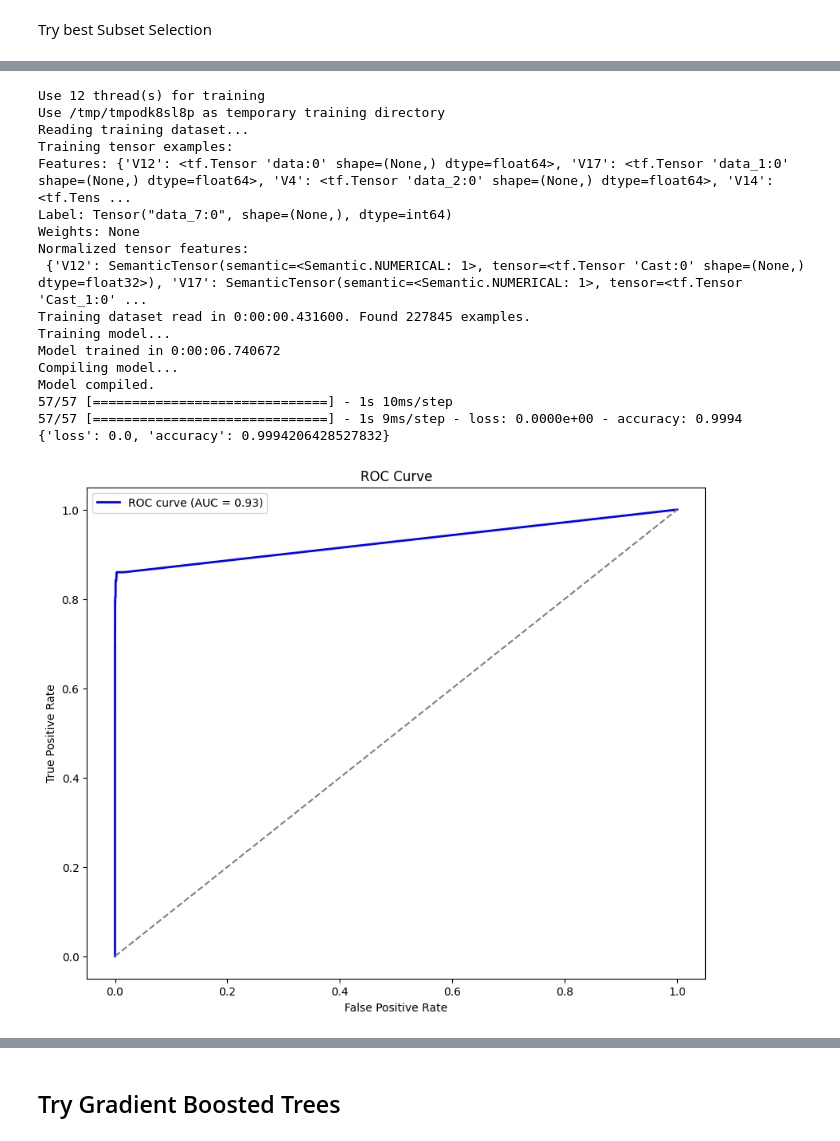
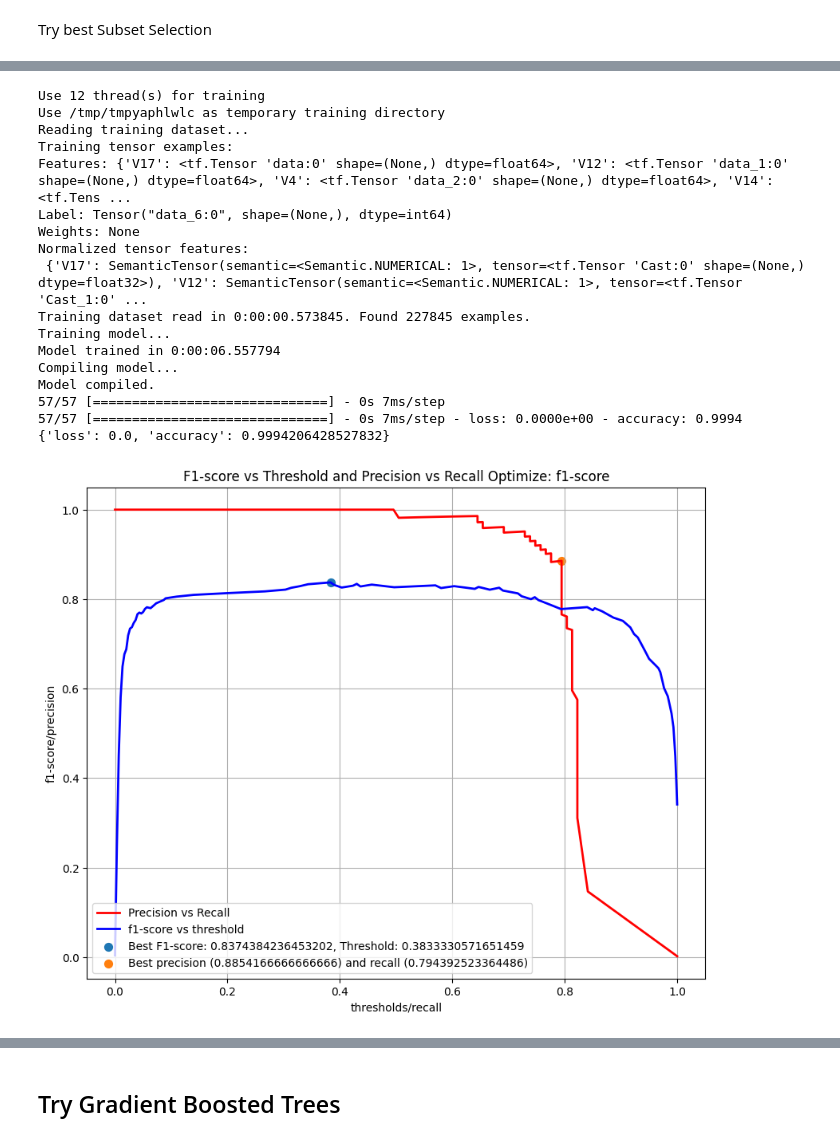
Before and after one commit to flopez0294/CSE176MLProject, a Jupyter notebook: pt3Classification.ipynb, the cells around one changed output, grey strips where cells are left out. Cells and saved outputs as stored; diff of their text form; code cells hidden in the pictures.

```diff
--- a/pt3Classification.ipynb
+++ b/pt3Classification.ipynb
@@ -256,17 +833,19 @@ Try best Subset Selection
 # %%
 subset_selection = []
 val_accuracy = []
+best_thresholds = []
 remain_feature = list(df.columns.drop('Class'))
 best_val_accuracy = 0
 n = len(remain_feature)
 print(remain_feature)
 for i in range(n):
     vals = {}
+    vals_thresh = {}
     for feature in remain_feature:
         subset = subset_selection.copy() + [feature]
         sub_x_train, sub_x_val, sub_y_train, sub_y_val = train_test_split(x_train[subset], y_train, test_size=.2, random_state=376)
         sub_train_df = sub_x_train.copy()
-        sub_train_df['Class'] = sub_y_train.astype(int)  # ensure integer dtype
+        sub_train_df['Class'] = sub_y_train.astype(int)
         sub_val_df = sub_x_val.copy()
         sub_val_df['Class'] = sub_y_val.astype(int)
 
@@ -278,12 +857,23 @@ for i in range(n):
 
         model_sub.compile(metrics=['accuracy'])
         evaluation = model_sub.evaluate(sub_val_ds, return_dict=True, use_multiprocessing=True)
-        vals[feature] = evaluation['accuracy']
+        preds = model_sub.predict(sub_val_ds)
+        precision, recall, thresholds = precision_recall_curve(sub_y_val, preds)
+        f1_scores = 2 * ((precision[:-1] * recall[:-1])/(precision[:-1] + recall[:-1] + 1e-10))
+        max_idx = np.argmax(f1_scores)
+        best_f1 = f1_scores[max_idx]
+        best_threshold = thresholds[max_idx]
+        best_precision = precision[max_idx]
+        best_recall = recall[max_idx]
+        vals[feature] = best_f1
+        vals_thresh[feature] = best_threshold
 
     best_sub_val = max(vals.values())
+    best_thresh = max(vals_thresh.values())
     best_feature = [key for key, item in vals.items() if item == best_sub_val][0]
     subset_selection.append(best_feature)
     val_accuracy.append(best_sub_val)
+    best_thresholds.append(best_thresh)
     remain_feature.remove(best_feature)
 # %% [output]
 ['Time', 'V1', 'V2', 'V3', 'V4', 'V5', 'V6', 'V7', 'V8', 'V9', 'V10', 'V11', 'V12', 'V13', 'V14', 'V15', 'V16', 'V17', 'V18', 'V19', 'V20', 'V21', 'V22', 'V23', 'V24', 'V25', 'V26', 'V27', 'V28', 'Amo ...
@@ -306,4 +941,19 @@ Features: {'V12': <tf.Tensor 'data:0' shape=(None,) dtype=float64>, 'V17': <tf.T
 # %%
 print(val_accuracy)
+print(best_thresholds)
 print(subset_selection)
+best_score_idx = np.argmax(val_accuracy)
+number_sub = [i+1 for i in range(len(val_accuracy))]
+print(best_score_idx)
+plt.figure(figsize=(12, 8))
+plt.plot(number_sub, val_accuracy, lw=2, color='blue', label=f'F1-score')
+plt.plot(number_sub, best_thresholds, lw=2, color='red', label=f'Thresholds for F1-score')
+plt.scatter(best_score_idx +1, val_accuracy[best_score_idx], s=50, label=f'Best F1-score {val_accuracy[best_score_idx]}')
+plt.scatter(best_score_idx + 1, best_thresholds[best_score_idx], s=50, label=f'Threshold used {best_thresholds[best_score_idx]}')
+plt.xlabel('Number of features')
+plt.ylabel('F1-score/Thresholds')
+plt.title('F1-scores vs Number of Features and Thresholds')
+plt.grid(True)
+plt.legend()
+plt.show()
 # %% [output]
@@ -312,7 +965,8 @@ print(subset_selection)
 # %%
 # So WE dont have to rerun the module above it took close to an hour the last time it was ran
-subset_selection = ['V12', 'V17', 'V4', 'V14', 'V10', 'V6', 'Time', 'V5', 'V2', 'V3', 'V8', 'V11', 'V20', 'V25', 'V16', 'V27', 'V13', 'V28', 'V15', 'V24', 'V7', 'V18', 'V1', 'Amount', 'V22', 'V19', 'V21', 'V23', 'V9', 'V26']
-subList = subset_selection[0:7]
+# subset_selection = ['V12', 'V17', 'V4', 'V14', 'V10', 'V6', 'Time', 'V5', 'V2', 'V3', 'V8', 'V11', 'V20', 'V25', 'V16', 'V27', 'V13', 'V28', 'V15', 'V24', 'V7', 'V18', 'V1', 'Amount', 'V22', 'V19', 'V21', 'V23', 'V9', 'V26']
+subset_selection = ['V17', 'V12', 'V4', 'V14', 'V10', 'V21', 'Time', 'V1', 'V2', 'V5', 'V3', 'V6', 'V16', 'V7', 'V24', 'V23', 'V11', 'Amount', 'V18', 'V13', 'V20', 'V28', 'V19', 'V15', 'V25', 'V22', 'V9', 'V26', 'V27', 'V8']
+subList = subset_selection[0:best_score_idx+1]
 one_x_train = x_train[subList].copy()
 one_x_test = x_test[subList].copy()
 one_x_train['Class'] = y_train.astype(int)
@@ -321,41 +975,44 @@ one_x_test['Class'] = y_test.astype(int)
 one_train_ds = tfdf.keras.pd_dataframe_to_tf_dataset(one_x_train, label="Class", task=tfdf.keras.Task.CLASSIFICATION)
 one_test_ds = tfdf.keras.pd_dataframe_to_tf_dataset(one_x_test, label="Class", task=tfdf.keras.Task.CLASSIFICATION)
 
-model_1 = tfdf.keras.RandomForestModel(verbose=2, task=tfdf.keras.Task.CLASSIFICATION, random_seed = 67)
+model_1 = tfdf.keras.RandomForestModel(verbose=2, task=tfdf.keras.Task.CLASSIFICATION, random_seed = 67, max_depth=10)
 model_1.fit(one_train_ds)
 
 preds_1 = model_1.predict(one_test_ds)
 
 model_1.compile(metrics=['accuracy'])
 evaluation = model_1.evaluate(one_test_ds, return_dict=True, use_multiprocessing=True)
 print(evaluation)
+print_graphs(y_test, preds_1)
+print_graphs(y_test, preds_1, 'recall')
+
 
 fpr, tpr, thresholds = roc_curve(y_test, preds_1)
 roc_auc = auc(fpr, tpr)
 plt.figure(figsize=(10, 8))
 plt.plot(fpr,tpr, color='blue', lw=2, label=f'ROC curve (AUC = {roc_auc:.2f})')
 plt.plot([0,1], [0,1], color='gray', linestyle='--')
 plt.xlabel('False Positive Rate')
 plt.ylabel('True Positive Rate')
 plt.legend()
 plt.title('ROC Curve')
 plt.show()
 # %% [output]
 Use 12 thread(s) for training
-Use /tmp/tmpodk8sl8p as temporary training directory
+Use /tmp/tmpyaphlwlc as temporary training directory
 Reading training dataset...
 Training tensor examples:
-Features: {'V12': <tf.Tensor 'data:0' shape=(None,) dtype=float64>, 'V17': <tf.Tensor 'data_1:0' shape=(None,) dtype=float64>, 'V4': <tf.Tensor 'data_2:0' shape=(None,) dtype=float64>, 'V14': <tf.Tens ...
-Label: Tensor("data_7:0", shape=(None,), dtype=int64)
+Features: {'V17': <tf.Tensor 'data:0' shape=(None,) dtype=float64>, 'V12': <tf.Tensor 'data_1:0' shape=(None,) dtype=float64>, 'V4': <tf.Tensor 'data_2:0' shape=(None,) dtype=float64>, 'V14': <tf.Tens ...
+Label: Tensor("data_6:0", shape=(None,), dtype=int64)
 Weights: None
 Normalized tensor features:
- {'V12': SemanticTensor(semantic=<Semantic.NUMERICAL: 1>, tensor=<tf.Tensor 'Cast:0' shape=(None,) dtype=float32>), 'V17': SemanticTensor(semantic=<Semantic.NUMERICAL: 1>, tensor=<tf.Tensor 'Cast_1:0' ...
-Training dataset read in 0:00:00.431600. Found 227845 examples.
+ {'V17': SemanticTensor(semantic=<Semantic.NUMERICAL: 1>, tensor=<tf.Tensor 'Cast:0' shape=(None,) dtype=float32>), 'V12': SemanticTensor(semantic=<Semantic.NUMERICAL: 1>, tensor=<tf.Tensor 'Cast_1:0' ...
+Training dataset read in 0:00:00.573845. Found 227845 examples.
 Training model...
-Model trained in 0:00:06.740672
+Model trained in 0:00:06.557794
 Compiling model...
 Model compiled.
-57/57 [==============================] - 1s 10ms/step
-57/57 [==============================] - 1s 9ms/step - loss: 0.0000e+00 - accuracy: 0.9994
+57/57 [==============================] - 0s 7ms/step
+57/57 [==============================] - 0s 7ms/step - loss: 0.0000e+00 - accuracy: 0.9994
 {'loss': 0.0, 'accuracy': 0.9994206428527832}
-[figure, old version]
+[figure, new version]
```
Also changed, not shown: parts of 18 cells of this notebook, 2 other files.
